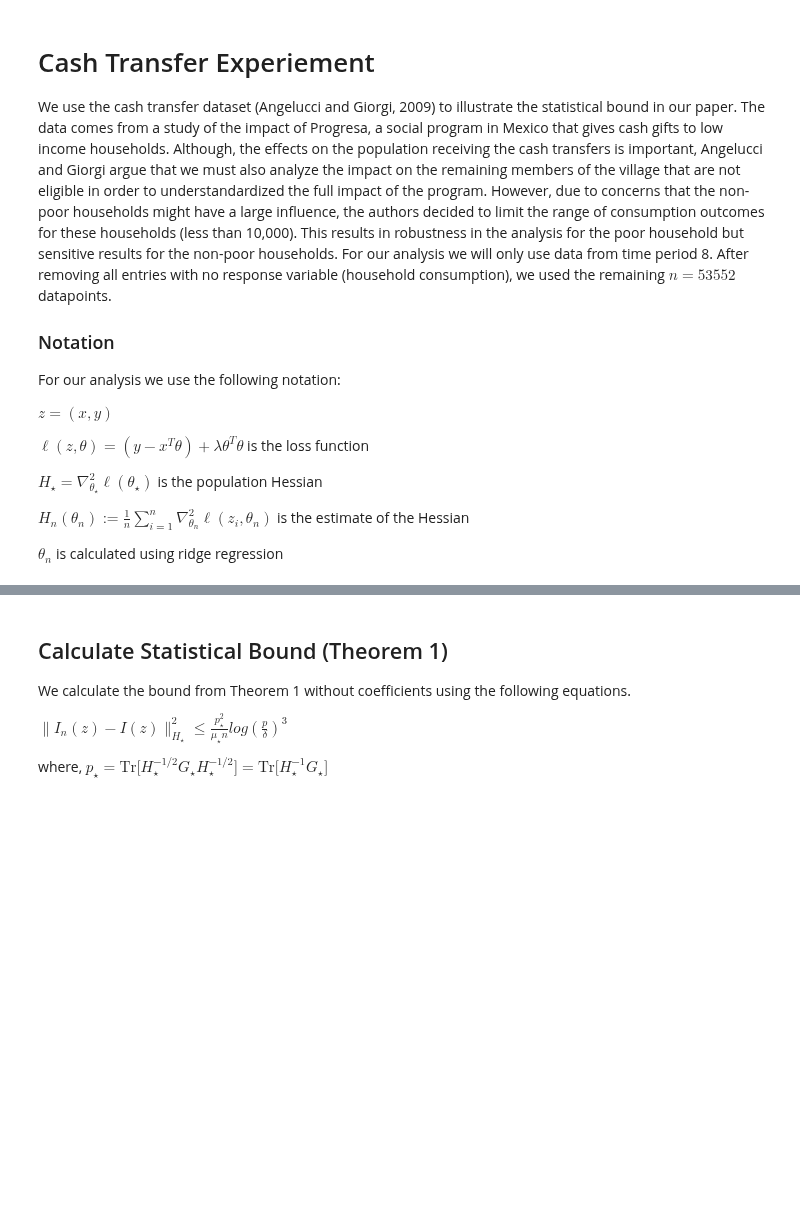
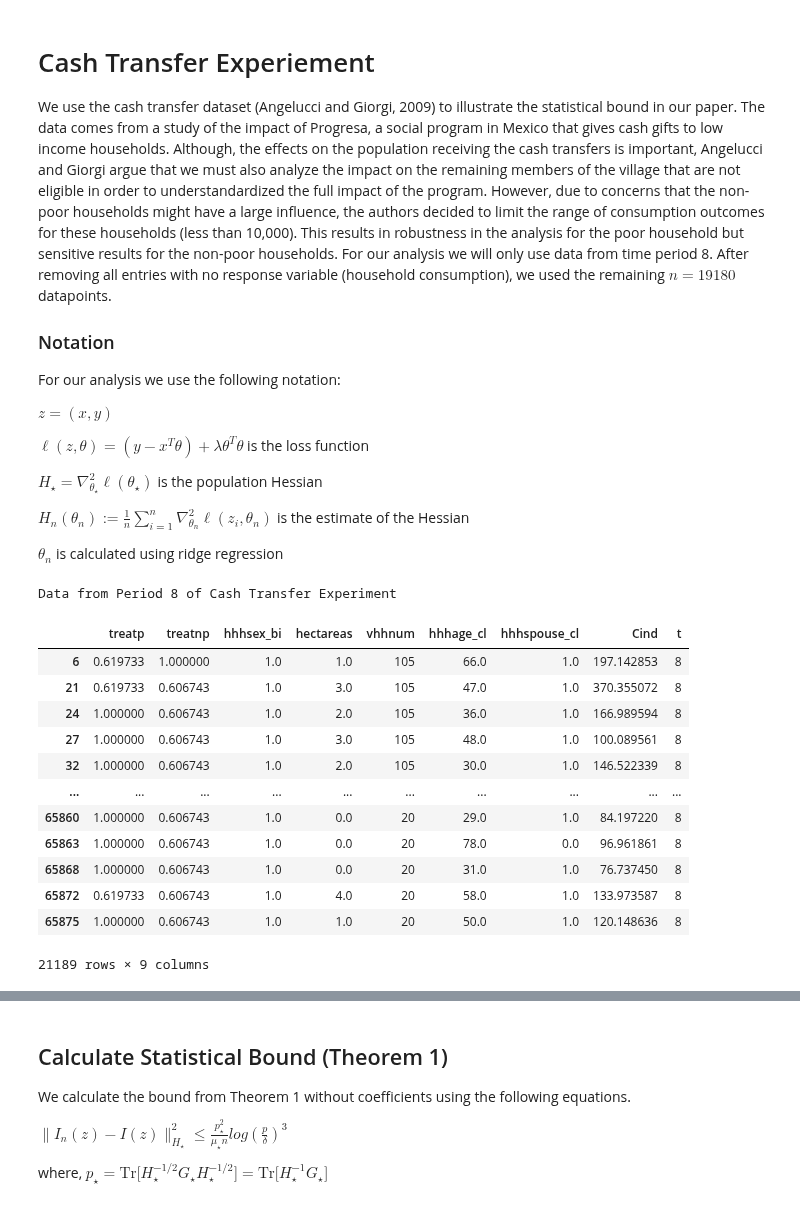
Before and after one commit to jfisher52/influence_theory, a Jupyter notebook: convex_exp/economic_exp/cash_transfer_exp.ipynb, the cells around one changed output, grey strips where cells are left out. Drawn from its saved outputs; the diff is of its cells as text; code cells hidden in the pictures; blank space fills up the shorter version.

```diff
--- a/convex_exp/economic_exp/cash_transfer_exp.ipynb
+++ b/convex_exp/economic_exp/cash_transfer_exp.ipynb
@@ -1,6 +1,6 @@
 # %% [markdown]
 # Cash Transfer Experiement
-We use the cash transfer dataset (Angelucci and Giorgi, 2009) to illustrate the statistical bound in our paper. The data comes from a study of the impact of Progresa, a social program in Mexico that gives cash gifts to low income households. Although, the effects on the population receiving the cash transfers is important, Angelucci and Giorgi argue that we must also analyze the impact on the remaining members of the village that are not eligible in order to understandardized the full impact of the program.  However, due to concerns that the non-poor households might have a large influence, the authors decided to limit the range of consumption outcomes for these households (less than 10,000). This results in robustness in the analysis for the poor household but sensitive results for the non-poor households. For our analysis we will  only use data from time period 8. After removing all entries with no response variable (household consumption), we used the remaining $n = 53552$ datapoints.
+We use the cash transfer dataset (Angelucci and Giorgi, 2009) to illustrate the statistical bound in our paper. The data comes from a study of the impact of Progresa, a social program in Mexico that gives cash gifts to low income households. Although, the effects on the population receiving the cash transfers is important, Angelucci and Giorgi argue that we must also analyze the impact on the remaining members of the village that are not eligible in order to understandardized the full impact of the program.  However, due to concerns that the non-poor households might have a large influence, the authors decided to limit the range of consumption outcomes for these households (less than 10,000). This results in robustness in the analysis for the poor household but sensitive results for the non-poor households. For our analysis we will  only use data from time period 8. After removing all entries with no response variable (household consumption), we used the remaining $n = 19180$ datapoints.
 
 ### Notation
 For our analysis we use the following notation:
@@ -17,14 +17,33 @@ $\theta_n$ is calculated using ridge regression
 # %%
 # Download Data
 import pandas as pd
 import numpy as np
 from utils import cash_transfer_data, if_diff_n_cash, clean_results_cash, bound_values_cash
 import warnings
 warnings.filterwarnings('ignore')
 
 
-standardized_data = cash_transfer_data(
+raw_data, standardized_data = cash_transfer_data(
     "../data/cash_transfer_data/table1.dta")
+
+# Show data
+print("Data from Period 8 of Cash Transfer Experiment")
+raw_data[raw_data['t'] == 8]
+# %% [output]
+Data from Period 8 of Cash Transfer Experiment
+|  | treatp | treatnp | hhhsex_bi | hectareas | vhhnum | hhhage_cl | hhhspouse_cl | Cind | t |
+| 6 | 0.619733 | 1.000000 | 1.0 | 1.0 | 105 | 66.0 | 1.0 | 197.142853 | 8 |
+| 21 | 0.619733 | 0.606743 | 1.0 | 3.0 | 105 | 47.0 | 1.0 | 370.355072 | 8 |
+| 24 | 1.000000 | 0.606743 | 1.0 | 2.0 | 105 | 36.0 | 1.0 | 166.989594 | 8 |
+| 27 | 1.000000 | 0.606743 | 1.0 | 3.0 | 105 | 48.0 | 1.0 | 100.089561 | 8 |
+| 32 | 1.000000 | 0.606743 | 1.0 | 2.0 | 105 | 30.0 | 1.0 | 146.522339 | 8 |
+| ... | ... | ... | ... | ... | ... | ... | ... | ... | ... |
+| 65860 | 1.000000 | 0.606743 | 1.0 | 0.0 | 20 | 29.0 | 1.0 | 84.197220 | 8 |
+| 65863 | 1.000000 | 0.606743 | 1.0 | 0.0 | 20 | 78.0 | 0.0 | 96.961861 | 8 |
+| 65868 | 1.000000 | 0.606743 | 1.0 | 0.0 | 20 | 31.0 | 1.0 | 76.737450 | 8 |
+| 65872 | 0.619733 | 0.606743 | 1.0 | 4.0 | 20 | 58.0 | 1.0 | 133.973587 | 8 |
+| 65875 | 1.000000 | 0.606743 | 1.0 | 1.0 | 20 | 50.0 | 1.0 | 120.148636 | 8 |
+21189 rows × 9 columns
 # %% [markdown]
 # Empirical Influence Function for Ridge Regression
 We will use the following closed form solution for the empirical influence function provided by Cook and Weisberg (1982).
```
Also changed, not shown: parts of 3 cells of this notebook, 2 other files.
